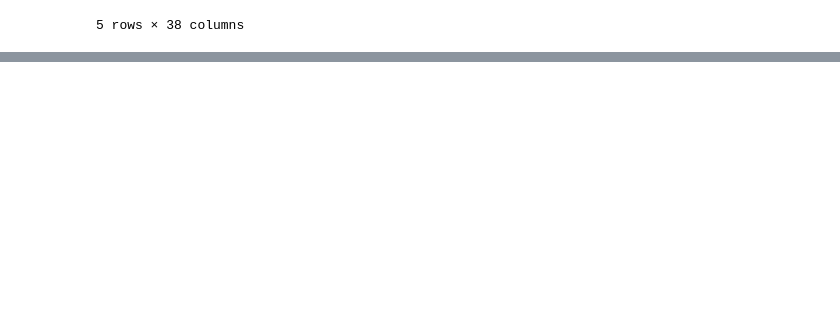
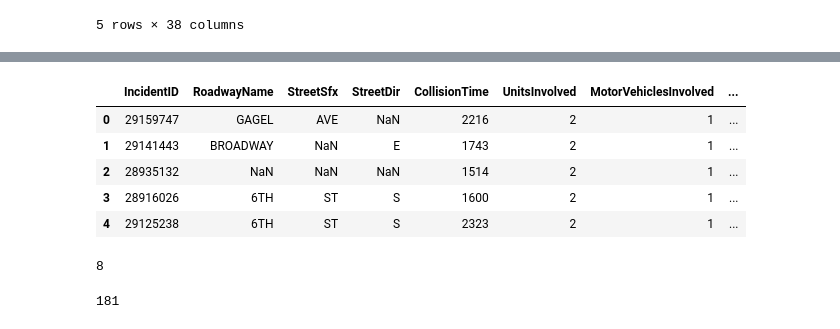
Before and after one commit to Mariahjocorso/Louisville_Bike_Safety_Analysis, a Jupyter notebook: Lousiville_Bike_Safety_Analysis.ipynb, the cells around one changed output, grey strips where cells are left out. Drawn from its saved outputs; the diff is of its cells as text; code cells hidden in the pictures; blank space fills up the shorter version.

```diff
--- a/Lousiville_Bike_Safety_Analysis.ipynb
+++ b/Lousiville_Bike_Safety_Analysis.ipynb
@@ -29,0 +113,22 @@ df[['']]
+# %%
+frames = [df, df1]
+df_merged = pd.concat(frames)
+# %%
+df_merged.head()
+# %% [output]
+|  | IncidentID | RoadwayName | StreetSfx | StreetDir | CollisionTime | UnitsInvolved | MotorVehiclesInvolved | ... |
+| 0 | 29159747 | GAGEL | AVE | NaN | 2216 | 2 | 1 | ... |
+| 1 | 29141443 | BROADWAY | NaN | E | 1743 | 2 | 1 | ... |
+| 2 | 28935132 | NaN | NaN | NaN | 1514 | 2 | 1 | ... |
+| 3 | 28916026 | 6TH | ST | S | 1600 | 2 | 1 | ... |
+| 4 | 29125238 | 6TH | ST | S | 2323 | 2 | 1 | ... |
+# %%
+total_deaths = df_merged['NumberKilled'].sum()
+print(total_deaths)
+# %% [output]
+8
+# %%
+total_injured = df_merged['NumberInjured'].sum()
+print(total_injured)
+# %% [output]
+181
```
Also changed, not shown: parts of 18 cells of this notebook, 2 other files.
